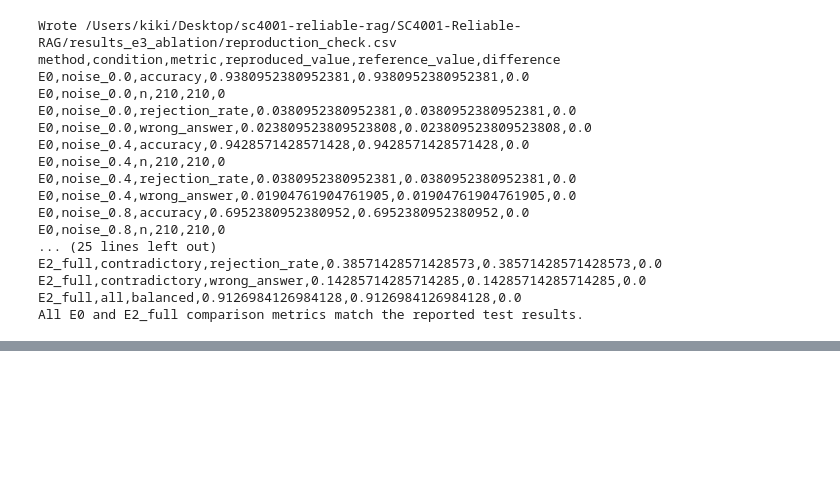
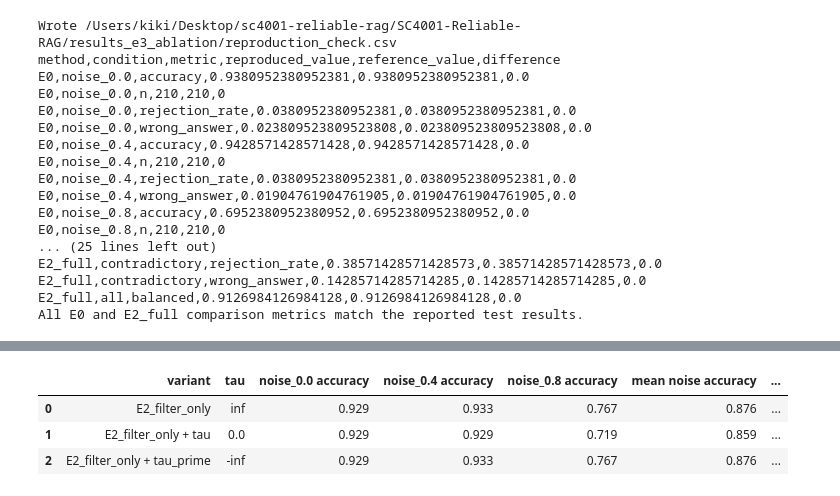
Before and after one commit to huegashi/SC4001-Reliable-RAG, a Jupyter notebook: E3_ablation.ipynb, the cells around one changed output, grey strips where cells are left out. Cells and saved outputs as stored; diff of their text form; code cells hidden in the pictures; blank space fills up the shorter version.

```diff
--- a/E3_ablation.ipynb
+++ b/E3_ablation.ipynb
@@ -275,0 +502,84 @@ All E0 and E2_full comparison metrics match the reported test results.
+# %%
+import math
+
+# This mirrors Qy's choose_abstain implementation: calibration-only candidates,
+# balanced score objective, and first threshold retained on ties.
+def choose_abstain_same_logic(condition_rows, passage_scores, predictions):
+    pool = ("noise_0.0", "noise_0.4", "noise_0.8", "incomplete")
+    calibration_values = sorted({
+        max_original_score[row_key(row)]
+        for condition in pool
+        for row in condition_rows[condition]
+        if row["split"] == "calibration"
+    })
+    best = (-1, None)
+    for threshold in [-math.inf] + calibration_values:
+        per_condition = {}
+        for condition in pool:
+            rows = [row for row in condition_rows[condition] if row["split"] == "calibration"]
+            adjusted = dict(predictions)
+            for row in rows:
+                if max_original_score[row_key(row)] < threshold:
+                    adjusted[row_key(row)] = REFUSAL
+            per_condition[condition] = summarize(condition, rows, adjusted)
+        score = bal(per_condition)
+        if score > best[0]:
+            best = (score, threshold)
+    return best[1], best[0]
+
+all_rows = {condition: [row for row in eval_rows if row["condition"] == condition] for condition in conditions}
+calibration_filter_tau, _ = choose_abstain_same_logic(all_rows, score_groups, e0_predictions)
+assert abs(calibration_filter_tau - tau) <= 1e-12 * max(1.0, abs(tau))
+tau_prime, tau_prime_calibration_balanced = choose_abstain_same_logic(all_rows, score_groups, e2_filter_only)
+
+def predictions_with_tau(base_predictions, threshold, rows_by_condition):
+    adjusted = dict(base_predictions)
+    for condition_rows in rows_by_condition.values():
+        for row in condition_rows:
+            if max_original_score[row_key(row)] < threshold:
+                adjusted[row_key(row)] = REFUSAL
+    return adjusted
+
+def evaluate_test_predictions(predictions, threshold, variant, base_predictions=None):
+    per_condition = {condition: summarize(condition, test_rows[condition], predictions) for condition in conditions}
+    normal_conditions = ("noise_0.0", "noise_0.4", "noise_0.8")
+    mean_noise = sum(per_condition[c]["accuracy"] for c in normal_conditions) / 3
+    correct_lost = sum(
+        label(condition, base_predictions[row_key(row)], row["answer"]) == "correct"
+        and label(condition, predictions[row_key(row)], row["answer"]) == "rejected"
+        for condition in normal_conditions for row in test_rows[condition]
+    ) if base_predictions is not None else 0
+    incomplete_gained = sum(
+        label("incomplete", base_predictions[row_key(row)], row["answer"]) == "answered"
+        and label("incomplete", predictions[row_key(row)], row["answer"]) == "refused"
+        for row in test_rows["incomplete"]
+    ) if base_predictions is not None else 0
+    return {
+        "variant": variant, "tau": threshold,
+        "noise_0.0 accuracy": per_condition["noise_0.0"]["accuracy"],
+        "noise_0.4 accuracy": per_condition["noise_0.4"]["accuracy"],
+        "noise_0.8 accuracy": per_condition["noise_0.8"]["accuracy"],
+        "mean noise accuracy": mean_noise,
+        "incomplete rejection rate": per_condition["incomplete"]["rejection_rate"],
+        "contradictory accuracy": per_condition["contradictory"]["accuracy"],
+        "balanced": bal(per_condition),
+        "correct answers turned into refusals vs filter-only": correct_lost,
+        "incomplete questions gained as refusals vs filter-only": incomplete_gained,
+    }
+
+filter_test = evaluate_test_predictions(e2_filter_only, math.inf, "E2_filter_only")
+filter_tau_predictions = predictions_with_tau(e2_filter_only, tau, test_rows)
+filter_tau_prime_predictions = predictions_with_tau(e2_filter_only, tau_prime, test_rows)
+comparison_tau = pd.DataFrame([
+    filter_test,
+    evaluate_test_predictions(filter_tau_predictions, tau, "E2_filter_only + tau", e2_filter_only),
+    evaluate_test_predictions(filter_tau_prime_predictions, tau_prime, "E2_filter_only + tau_prime", e2_filter_only),
+])
+comparison_tau.to_csv(E3_RESULTS / "e3_tau_prime_comparison.csv", index=False)
+print("tau:", tau, "tau_prime:", tau_prime)
+print("tau_prime abstains on any test question:", any(
+    max_original_score[row_key(row)] < tau_prime
+    for condition_rows in test_rows.values() for rows in [condition_rows] for row in rows
+))
+display(comparison_tau.round(3))
+# %% [output]
@@ -275,0 +588,4 @@ All E0 and E2_full comparison metrics match the reported test results.
+|  | variant | tau | noise_0.0 accuracy | noise_0.4 accuracy | noise_0.8 accuracy | mean noise accuracy | ... |
+| 0 | E2_filter_only | inf | 0.929 | 0.933 | 0.767 | 0.876 | ... |
+| 1 | E2_filter_only + tau | 0.0 | 0.929 | 0.929 | 0.719 | 0.859 | ... |
+| 2 | E2_filter_only + tau_prime | -inf | 0.929 | 0.933 | 0.767 | 0.876 | ... |
```
Also changed, not shown: parts of 23 cells of this notebook, 8 other files.
